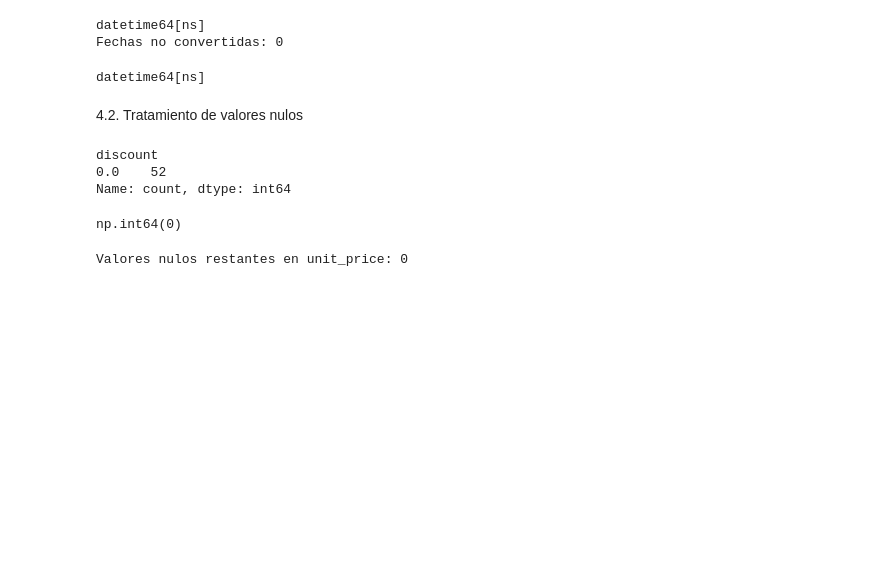
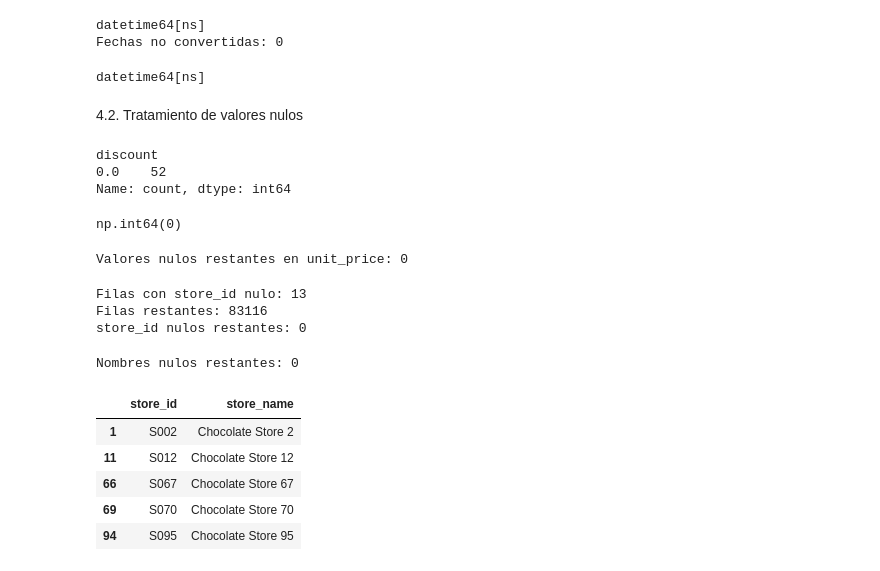
Before and after one commit to SofiaConsoli/Proyecto_Final_Data_and_Analytics, a Jupyter notebook: notebooks/proyecto_final_EDA_python.ipynb, the cells around one changed output. Cells and saved outputs as stored; diff of their text form; code cells hidden in the pictures; blank space fills up the shorter version.

```diff
--- a/notebooks/proyecto_final_EDA_python.ipynb
+++ b/notebooks/proyecto_final_EDA_python.ipynb
@@ -309,3 +309,38 @@ print("Valores nulos restantes en unit_price:",
       sales_clean["unit_price"].isna().sum())
 # %% [output]
 Valores nulos restantes en unit_price: 0
+# %%
+# Como los registros con "store_id" son pocos, vamos a eliminarlos, ya que no afectará a nuestro análisis y no podemos imputar un valor para esta columna.
+print("Filas con store_id nulo:", sales_clean["store_id"].isna().sum())
+
+sales_clean = sales_clean.dropna(subset=["store_id"]).copy()
+
+print("Filas restantes:", sales_clean.shape[0])
+print("store_id nulos restantes:", sales_clean["store_id"].isna().sum())
+# %% [output]
+Filas con store_id nulo: 13
+Filas restantes: 83116
+store_id nulos restantes: 0
+# %%
+# Contruimos el nombre de las tiendas que tienen el nombre nulo, utilizando el número de store_id. Por ejemplo, si el store_id es "store_001", el nombre de la tienda será "Chocolate Store 1".
+missing_names = stores_clean["store_name"].isna()
+
+stores_clean.loc[missing_names, "store_name"] = (
+    "Chocolate Store "
+    + stores_clean.loc[missing_names, "store_id"]
+        .str.extract(r"(\d+)$")[0]
+        .str.lstrip("0")
+)
+
+print("Nombres nulos restantes:", stores_clean["store_name"].isna().sum())
+
+# Mostrar las tiendas cuyos nombres hemos completado
+display(stores_clean.loc[missing_names, ["store_id", "store_name"]])
+# %% [output]
+Nombres nulos restantes: 0
+|  | store_id | store_name |
+| 1 | S002 | Chocolate Store 2 |
+| 11 | S012 | Chocolate Store 12 |
+| 66 | S067 | Chocolate Store 67 |
+| 69 | S070 | Chocolate Store 70 |
+| 94 | S095 | Chocolate Store 95 |
```
Also changed, not shown: parts of 11 cells of this notebook, 1 other file.
